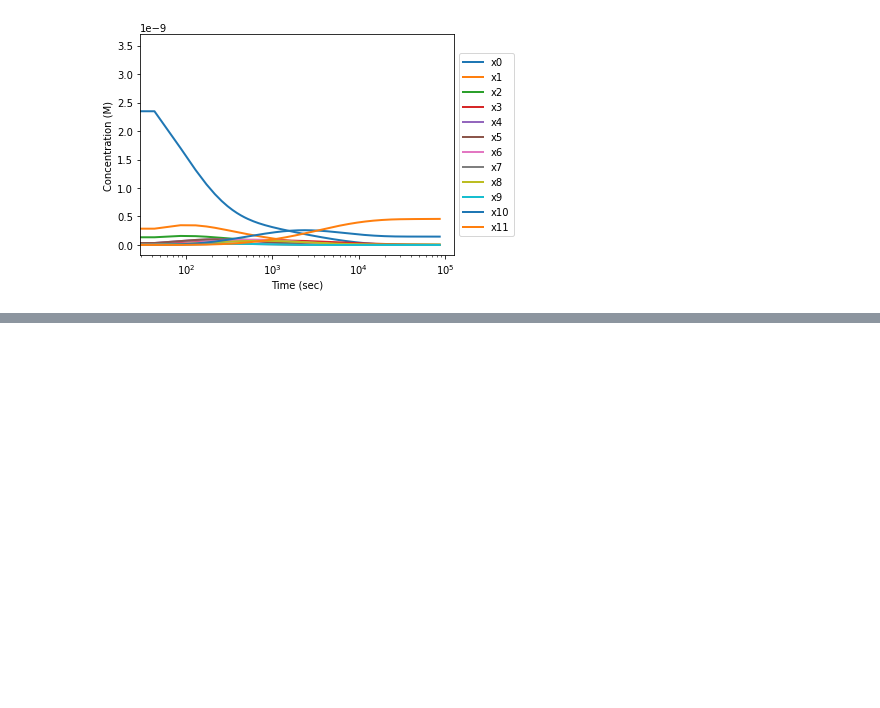
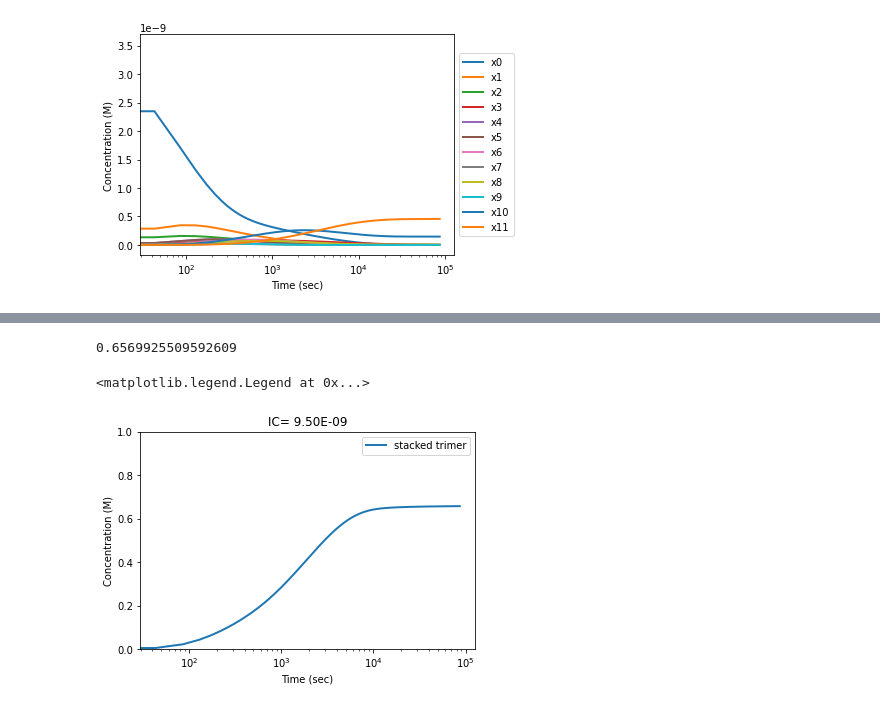
Before and after one commit to llagunes-324B21/Persephone_SR, a Jupyter notebook: March_2022/LL_SR_03202022.ipynb, the cells around one changed output, grey strips where cells are left out. Saved outputs shown, nothing was run; the diff lists cells and outputs as text; code cells hidden in the pictures; blank space fills up the shorter version.

```diff
--- a/March_2022/LL_SR_03202022.ipynb
+++ b/March_2022/LL_SR_03202022.ipynb
@@ -172,0 +185,38 @@ plt.show()
+# %%
+# ---------------------------------------------------
+# --- Assembly Yield ---
+# ---------------------------------------------------
+
+# Calculate the assembly yield for each time course of the 12th species
+
+tVec = t;
+xStkTrm_tps = solution[:,-1] # the fully stacked trimer
+
+n=6; Xn = xStkTrm_tps;
+# --- calculate XT ---
+# define XT as the IC of monomers (predefined - compare them-maybe Xn)
+XT = IC_1; # print(XT)
+# --- calculate Yn ---
+Yn = n*Xn/XT;
+
+print(max(Yn))
+
+
+# --- plot AY values ---
+plt.semilogx(t,Yn,'-',linewidth=2)
+x1,x2,y1,y2 = plt.axis(); plt.axis((x1,x2,0,1))
+
+
+plt.title('IC= '+ ICFormat)
+plt.xlabel('Time (sec)')
+plt.ylabel('Concentration (M)')
+plt.legend(["stacked trimer"],loc='best')
+#plt.show()
+
+#
+#plt.tight_layout()
+#plt.savefig('LL_SR_AY_odeInt_tols_m10_IC_4.58E-7_0324.png')
+# %% [output]
+0.6569925509592609
+<matplotlib.legend.Legend at 0x...>
+[figure, added]
```
Also changed, not shown: parts of 5 cells of this notebook.
